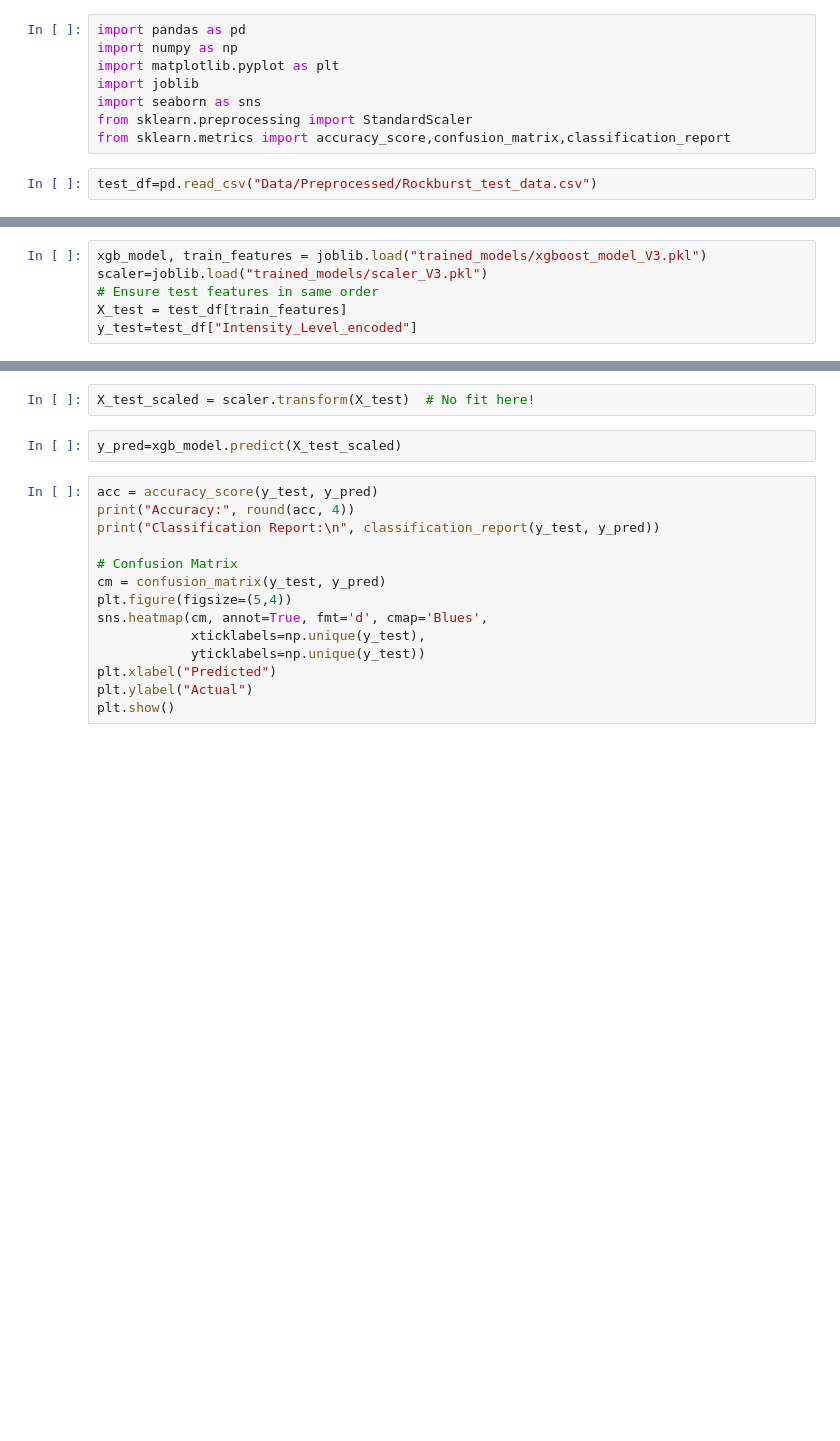
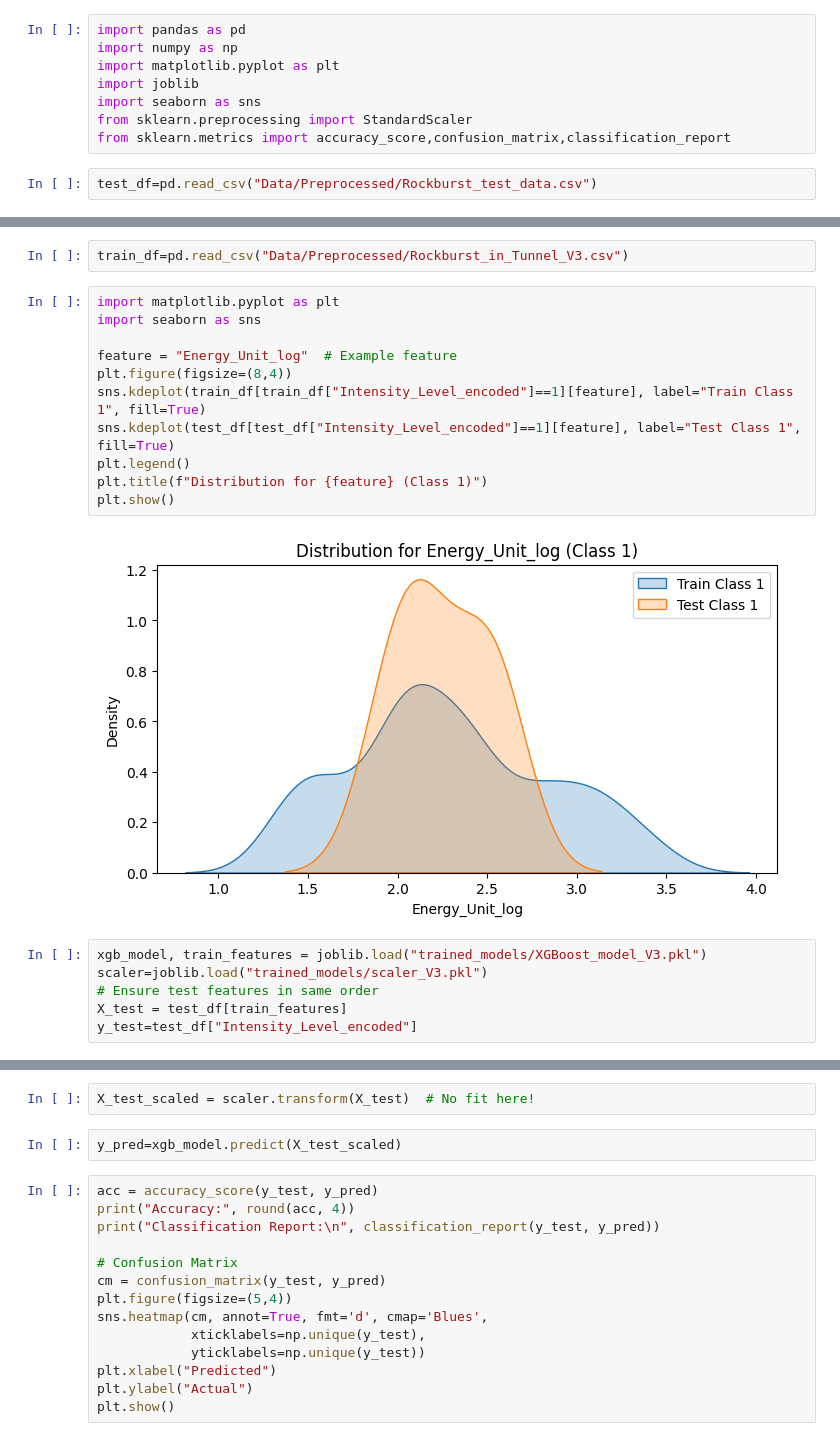
Before and after one commit to aliirshad3098/RockBurst_Prediction_In_Tunnel, a Jupyter notebook: Testing_Models_on_Test_Data.ipynb, the cells around one changed output, grey strips where cells are left out. Drawn from its saved outputs; the diff is of its cells as text; blank space fills up the shorter version.

```diff
--- a/Testing_Models_on_Test_Data.ipynb
+++ b/Testing_Models_on_Test_Data.ipynb
@@ -52,5 +50,20 @@ test_df.head(19)
+# %%
+train_df=pd.read_csv("Data/Preprocessed/Rockburst_in_Tunnel_V3.csv")
+# %%
+import matplotlib.pyplot as plt
+import seaborn as sns
+
+feature = "Energy_Unit_log"  # Example feature
+plt.figure(figsize=(8,4))
+sns.kdeplot(train_df[train_df["Intensity_Level_encoded"]==1][feature], label="Train Class 1", fill=True)
+sns.kdeplot(test_df[test_df["Intensity_Level_encoded"]==1][feature], label="Test Class 1", fill=True)
+plt.legend()
+plt.title(f"Distribution for {feature} (Class 1)")
+plt.show()
+# %% [output]
+[figure, added]
 # %%
-xgb_model, train_features = joblib.load("trained_models/xgboost_model_V3.pkl")
+xgb_model, train_features = joblib.load("trained_models/XGBoost_model_V3.pkl")
 scaler=joblib.load("trained_models/scaler_V3.pkl")
 # Ensure test features in same order
 X_test = test_df[train_features]
```
Also changed, not shown: parts of 4 cells of this notebook.
